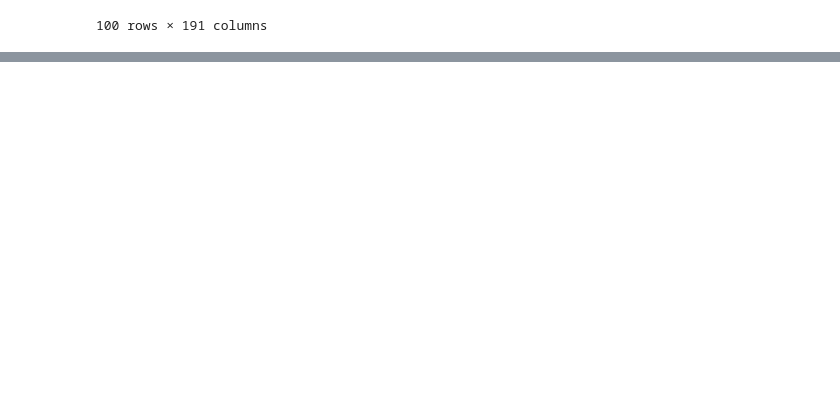
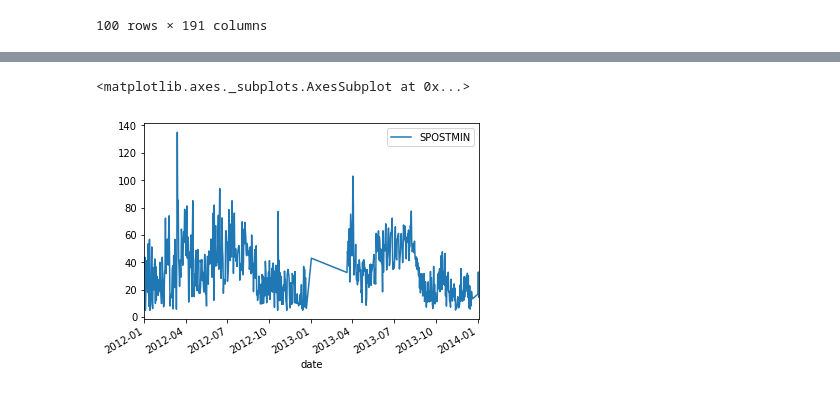
Before and after one commit to daviding11/Splash-Mountain-Wait-Time-Analysis, a Jupyter notebook: DataWrangling-Copy1-LW.ipynb, the cells around one changed output, grey strips where cells are left out. Cells and saved outputs as stored; diff of their text form; code cells hidden in the pictures; blank space fills up the shorter version.

```diff
--- a/DataWrangling-Copy1-LW.ipynb
+++ b/DataWrangling-Copy1-LW.ipynb
@@ -125,0 +184,6 @@ sns.distplot(xmas['SPOSTMIN'], hist = False, kde = True,
+# %%
+#time series plot of wait time compared to date
+dream.plot.line(x='date', y='SPOSTMIN')
+# %% [output]
+<matplotlib.axes._subplots.AxesSubplot at 0x...>
+[figure, added]
```
Also changed, not shown: parts of 16 cells of this notebook.
